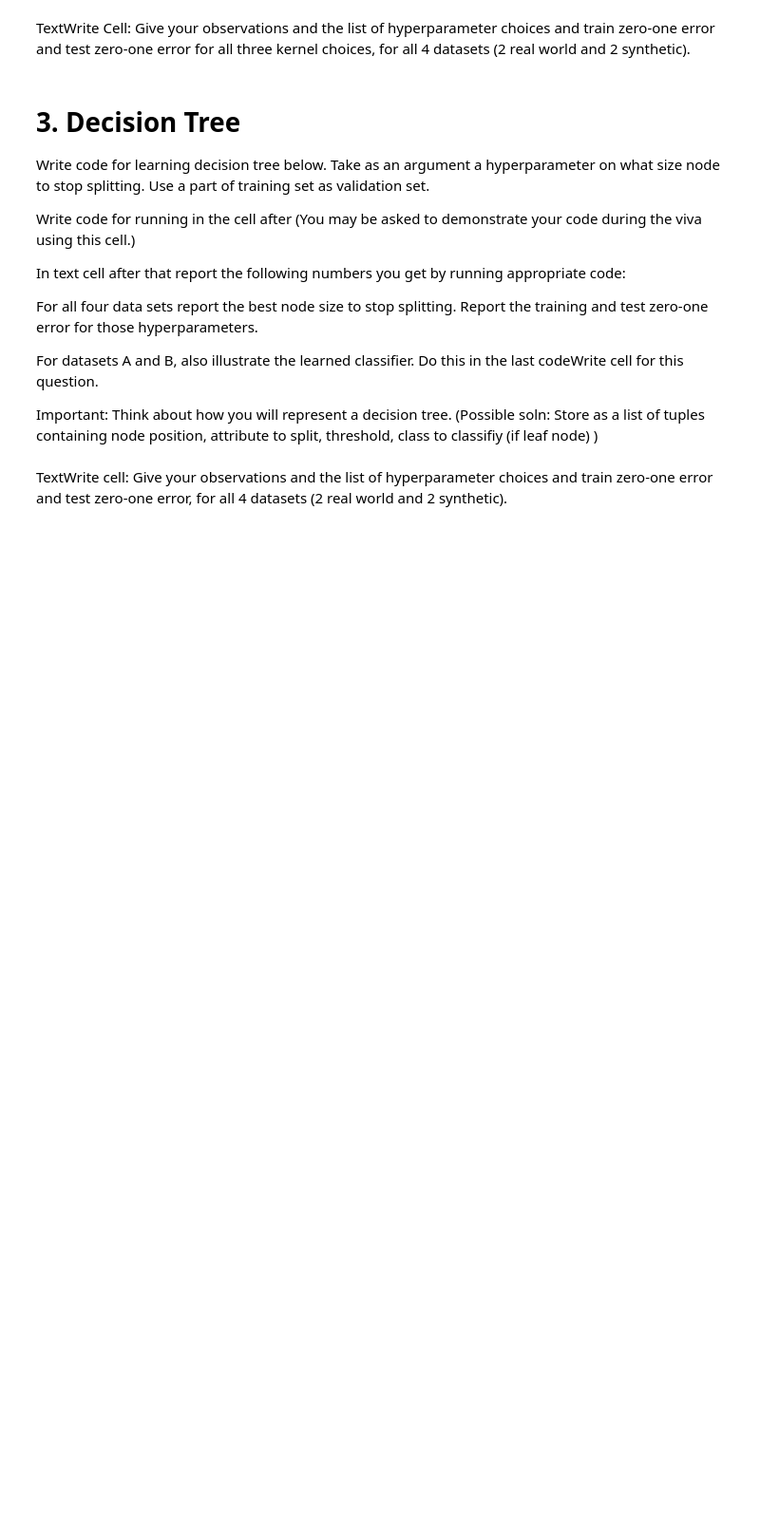
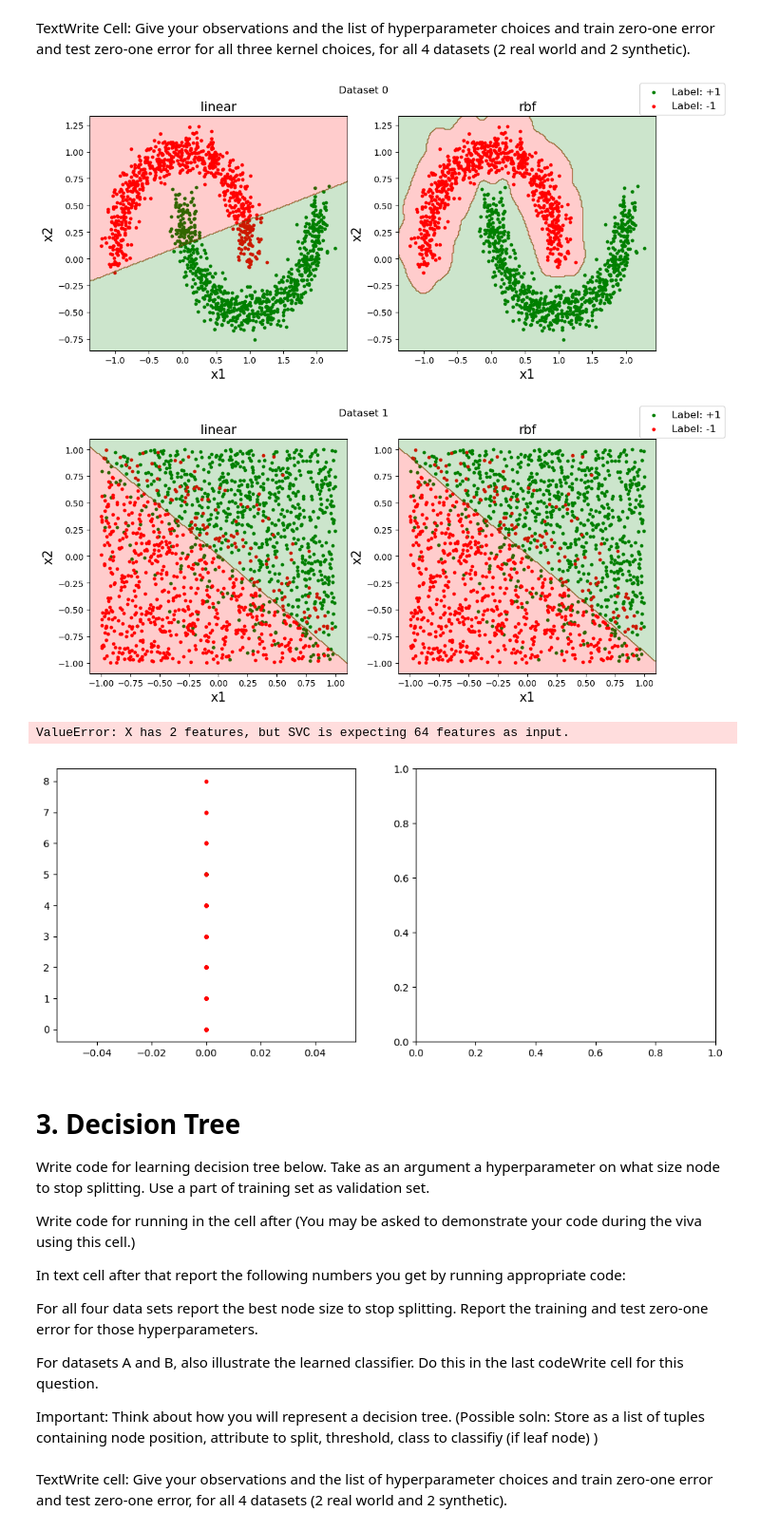
Before and after one commit to Bala-A87/CS5691-Assignments, a Jupyter notebook: A2/ProgAss2_Student.ipynb, the cells around one changed output. Shown at 95% size. Cells and saved outputs as stored; diff of their text form; code cells hidden in the pictures; blank space fills up the shorter version.

```diff
--- a/A2/ProgAss2_Student.ipynb
+++ b/A2/ProgAss2_Student.ipynb
@@ -280,14 +315,18 @@ def cross_validate(X, Y, kernel):
     Returns a tuple (best_reg_param, best_kernel_param), choosing the best hyperparameters by performing cross-validation
     """
     n = X.shape[0]
-    X_train = np.append(X[int(0.05*n):int(0.45*n)], X[int(0.55*n):int(0.95*n)], axis=0)
-    X_val = np.append(X[:int(0.05*n)], np.append(X[int(0.45*n):int(0.55*n)], X[int(0.95*n):], axis=0), axis=0)
-    Y_train = np.append(Y[int(0.05*n):int(0.45*n)], Y[int(0.55*n):int(0.95*n)], axis=0)
-    Y_val = np.append(Y[:int(0.05*n)], np.append(Y[int(0.45*n):int(0.55*n)], Y[int(0.95*n):], axis=0), axis=0)
+    # X_train = np.append(X[int(0.05*n):int(0.45*n)], X[int(0.55*n):int(0.95*n)], axis=0)
+    # X_val = np.append(X[:int(0.05*n)], np.append(X[int(0.45*n):int(0.55*n)], X[int(0.95*n):], axis=0), axis=0)
+    # Y_train = np.append(Y[int(0.05*n):int(0.45*n)], Y[int(0.55*n):int(0.95*n)], axis=0)
+    # Y_val = np.append(Y[:int(0.05*n)], np.append(Y[int(0.45*n):int(0.55*n)], Y[int(0.95*n):], axis=0), axis=0)
+    X_train = X[:int(0.2*n)]
+    X_val = X[int(0.2*n):]
+    Y_train = Y[:int(0.2*n)]
+    Y_val = Y[int(0.2*n):]
 
     # Check kernel type and set up list of kernel_params accordingly
     # Also set up list of lambdas
-    powers_10 = [1e-5, 1e-4, 1e-3, 1e-2, 1e-1, 1, 1e1, 1e2, 1e3, 1e4, 1e5]
+    powers_10 = [1e-4, 1e-2, 1, 1e2, 1e4]
     powers_2 = [1, 2, 4, 8, 16]
     reg_params = np.array(powers_10)
     kernel_params = np.array([0])
@@ -307,7 +346,8 @@ def cross_validate(X, Y, kernel):
     return (best_reg_param, best_kernel_param)
 
 datasets = [np.load("Datasets/dataset_A.npz"), np.load("Datasets/dataset_B.npz"), np.load("Datasets/dataset_C.npz"), np.load("Datasets/dataset_D.npz")]
-kernels = ['linear', 'rbf', 'poly']
+# kernels = ['linear', 'rbf', 'poly']
+kernels = ['linear', 'rbf']
 for i,dataset in enumerate(datasets):
     X_train = dataset['arr_0']
     Y_train = dataset['arr_1']
@@ -317,7 +357,7 @@ for i,dataset in enumerate(datasets):
     for kernel in kernels:
         print("Kernel: " + kernel)
         reg_param, kernel_param = cross_validate(X_train, Y_train, kernel)
-        print("Best lambda:" + str(reg_param))
+        print("Best C:" + str(reg_param))
         # print("Best kernel parameter: " + str(kernel_param)) # handle for different kernels
         if kernel == 'rbf':
             print("Best gamma: " + str(kernel_param))
@@ -357,3 +392,43 @@ TextWrite Cell: Give your observations and the list of hyperparameter choices an
+# %%
+# Codewrite cell: Generate plots of learned classifier for all three kernel types, on dataset_A and datasset_B.
+# Plots should give both the learned classifier and the train data.
+# Similar to  Bishop Figure 4.5 (with just two classes here.)
+# Total number of plots = 3 * 2 = 6
+
+datasets = [np.load("Datasets/dataset_A.npz"), np.load("Datasets/dataset_B.npz"), np.load("Datasets/dataset_C.npz"), np.load("Datasets/dataset_D.npz")]
+kernels = ['linear', 'rbf']
+for i,dataset in enumerate(datasets):
+    X_train = dataset['arr_0']
+    Y_train = dataset['arr_1']
+    X_test = dataset['arr_2']
+    Y_test = dataset['arr_3']
+    fig, ax = plt.subplots(nrows=1, ncols=2, figsize=(12,5))
+    line = [0, 0]
+    for j,kernel in enumerate(kernels):
+        reg_param, kernel_param = cross_validate(X_train, Y_train, kernel)
+        svm_clf = learn_SVM(X_train, Y_train, kernel, reg_param, kernel_param)
+        X_train_plus = X_train[Y_train==1]
+        X_train_minus = X_train[Y_train==-1]
+        line[0] = ax[j].scatter(X_train_plus[:,0], X_train_plus[:,1], c="green", s=10)
+        line[1] = ax[j].scatter(X_train_minus[:,0], X_train_minus[:,1], c="red", s=10)
+        x_min, x_max = ax[j].get_xlim()
+        y_min, y_max = ax[j].get_ylim()
+        X,Y = np.meshgrid(np.linspace(x_min,x_max,200), np.linspace(y_min,y_max,200))
+        X_bg = np.transpose(np.array([np.ndarray.flatten(X), np.ndarray.flatten(Y)]))
+        Z = svm_clf.predict(X_bg)
+        Z = np.reshape(a=Z, newshape=X.shape, order='C')
+        ax[j].contourf(X, Y, Z, colors=["red", "green"], alpha=0.2)
+        ax[j].set_xlabel("x1", fontsize=15)
+        ax[j].set_ylabel("x2", fontsize=15)
+        ax[j].set_title(kernel, fontsize=15)
+    plt.suptitle("Dataset " + str(i))
+    fig.legend(handles=line, labels=["Label: +1", "Label: -1"], fontsize=12)
+    plt.show()
+# %% [output]
+[figure, added]
+[figure, added]
+ValueError: X has 2 features, but SVC is expecting 64 features as input.
+[figure, added]
 # %% [markdown]
 # 3. Decision Tree
 
```
Also changed, not shown: parts of 4 cells of this notebook, 1 other file.
